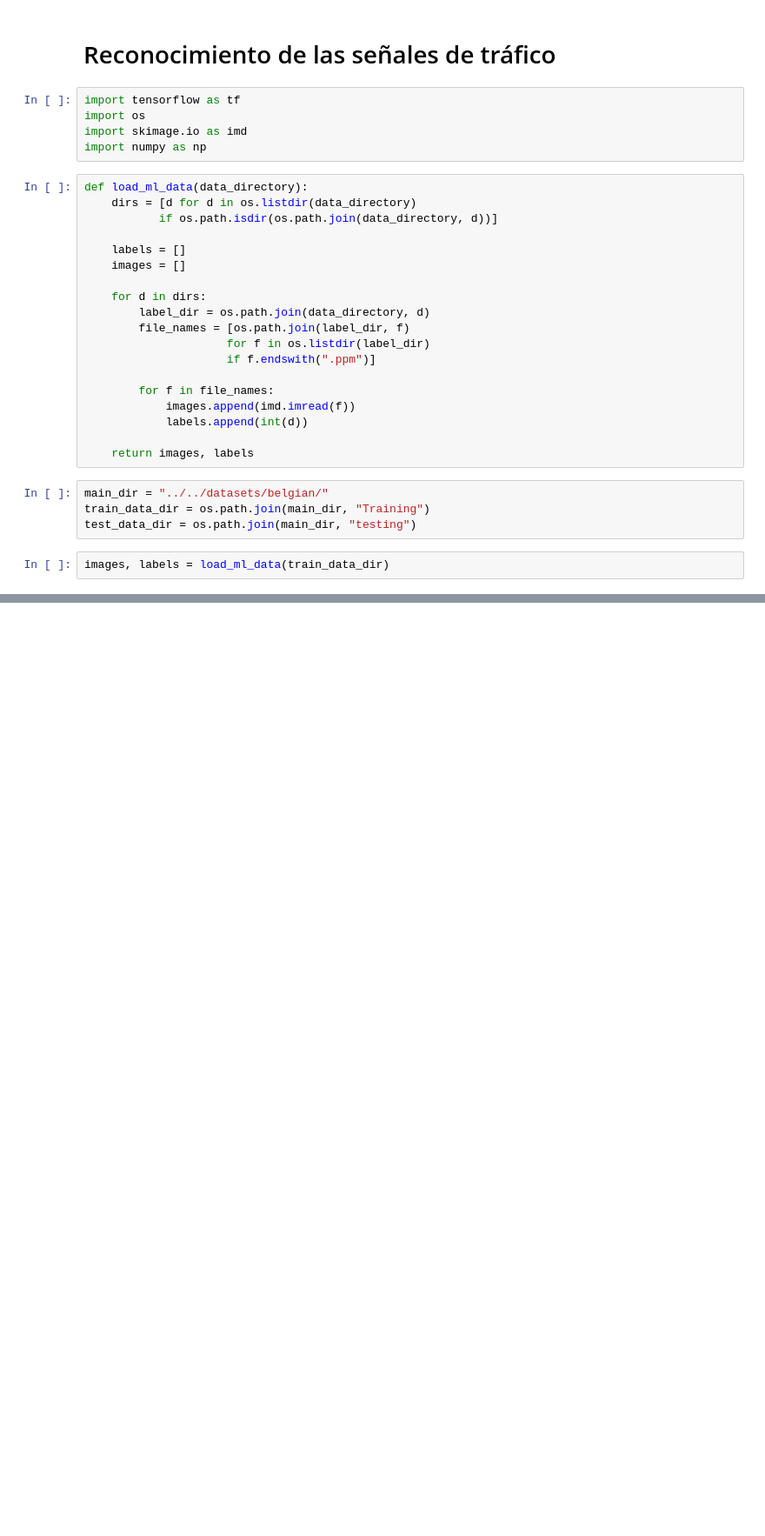
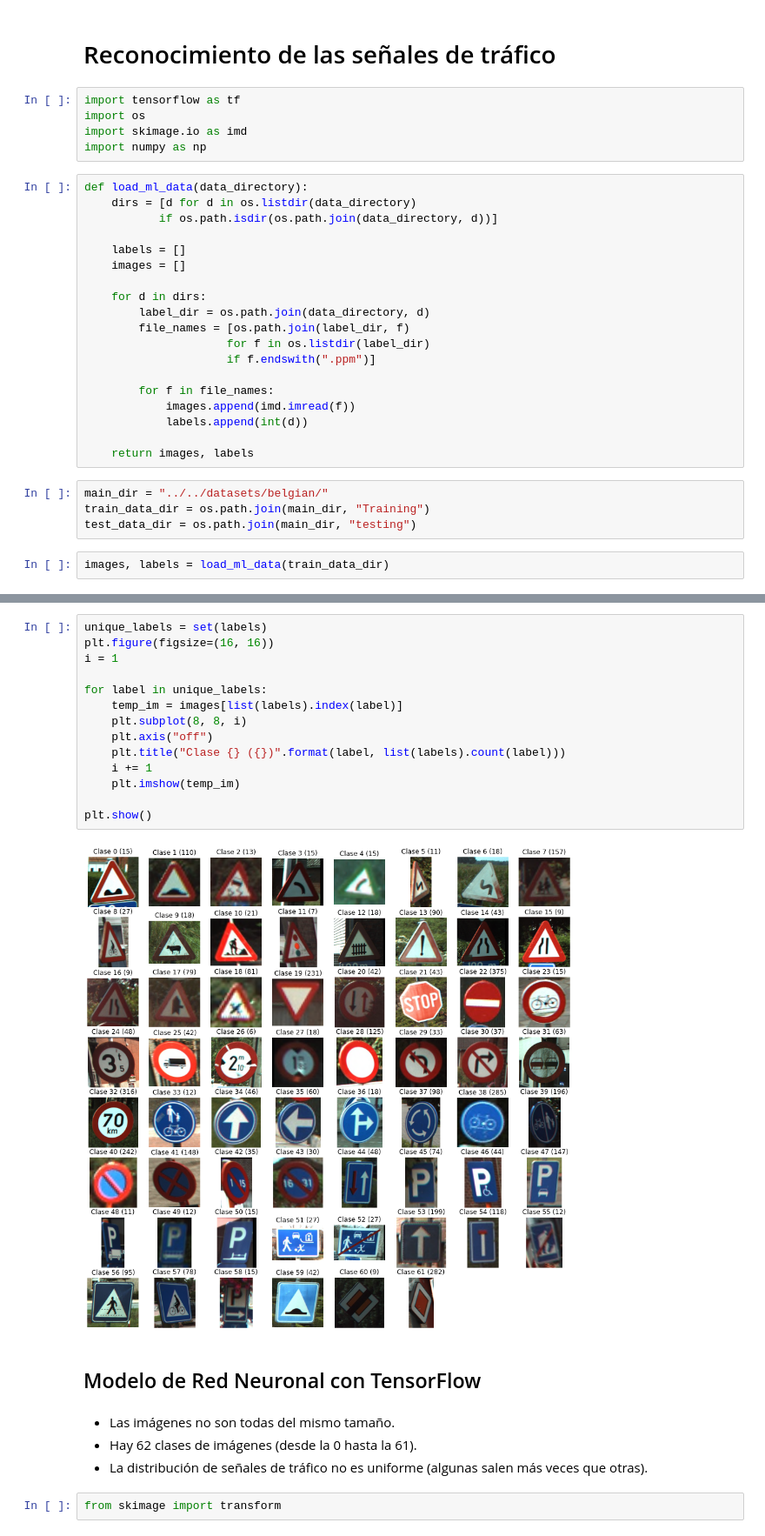
Before and after one commit to jmudy/python-ml-course, a Jupyter notebook: notebooks/Part 12 - Introduccion Redes Neuronales y Deep Learning con Tensorflow/12 - 2 - Señales de trafico.ipynb, the cells around one changed output, grey strips where cells are left out. Shown at 87% size. Cells and saved outputs as stored; diff of their text form; blank space fills up the shorter version.

```diff
--- a/notebooks/Part 12 - Introduccion Redes Neuronales y Deep Learning con Tensorflow/12 - 2 - Señales de trafico.ipynb
+++ b/notebooks/Part 12 - Introduccion Redes Neuronales y Deep Learning con Tensorflow/12 - 2 - Señales de trafico.ipynb
@@ -36,0 +139,24 @@ len(images)
+# %%
+unique_labels = set(labels)
+plt.figure(figsize=(16, 16))
+i = 1
+
+for label in unique_labels:
+    temp_im = images[list(labels).index(label)]
+    plt.subplot(8, 8, i)
+    plt.axis("off")
+    plt.title("Clase {} ({})".format(label, list(labels).count(label)))
+    i += 1
+    plt.imshow(temp_im)
+
+plt.show()
+# %% [output]
+[figure, added]
+# %% [markdown]
+## Modelo de Red Neuronal con TensorFlow
+# %% [markdown]
+* Las imágenes no son todas del mismo tamaño.
+* Hay 62 clases de imágenes (desde la 0 hasta la 61).
+* La distribución de señales de tráfico no es uniforme (algunas salen más veces que otras).
+# %%
+from skimage import transform
```
Also changed, not shown: parts of 44 cells of this notebook, 14 other files.
